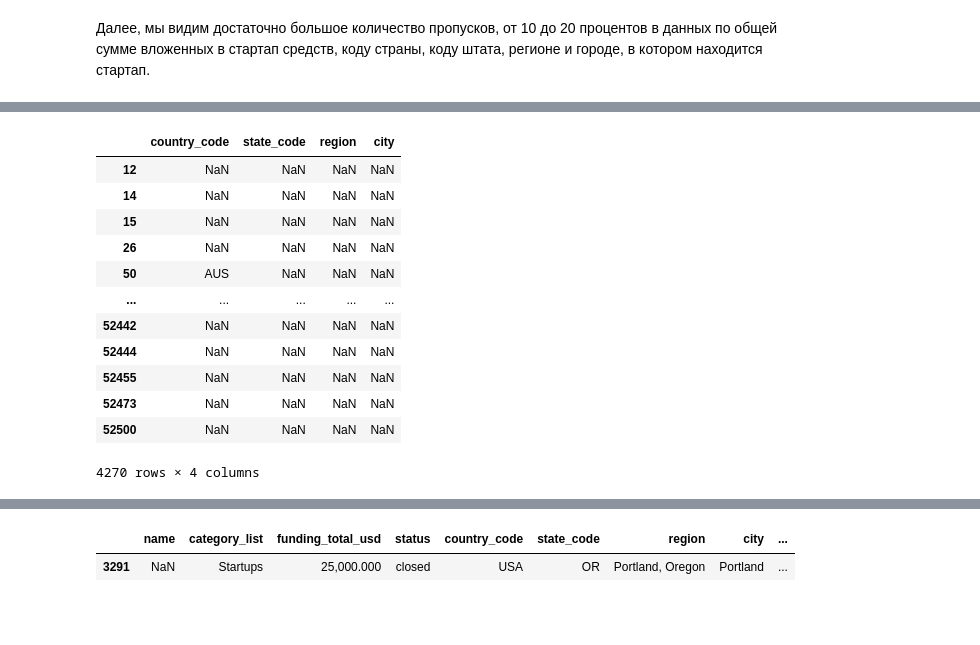
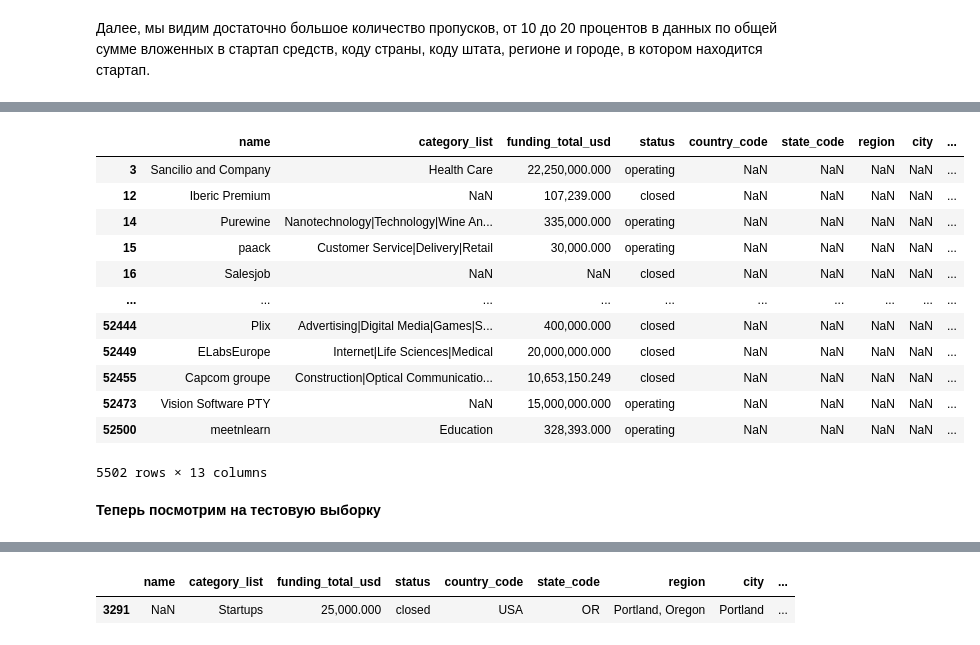
Before and after one commit to kbklxfdn/first_workshop, a Jupyter notebook: Startups.ipynb, the cells around one changed output, grey strips where cells are left out. Saved outputs shown, nothing was run; the diff lists cells and outputs as text; code cells hidden in the pictures; blank space fills up the shorter version.

```diff
--- a/Startups.ipynb
+++ b/Startups.ipynb
@@ -92,13 +106,9 @@ pth1, pth2, pth3 = (r"datasets\kaggle_startups_train_28062024.csv",
                     r"datasets\kaggle_startups_sample_submit_28062024.csv")
 
 if os.path.exists(pth1) and os.path.exists(pth2) and os.path.exists(pth3):
-    startups_train = pd.read_csv(pth1, sep=',', parse_dates=['founded_at','first_funding_at','last_funding_at'], dayfirst=True)
-    startups_test = pd.read_csv(pth2, sep=',', parse_dates=['first_funding_at','last_funding_at'], dayfirst=True)
+    startups_train = pd.read_csv(pth1, sep=',', parse_dates=['founded_at','first_funding_at','last_funding_at','closed_at'])
+    startups_test = pd.read_csv(pth2, sep=',', parse_dates=['first_funding_at','last_funding_at'])
     submit_sample = pd.read_csv(pth3, sep=',')
-# if os.path.exists(pth1) and os.path.exists(pth2) and os.path.exists(pth3):
-#     startups_train = pd.read_csv(pth1, sep=',')
-#     startups_test = pd.read_csv(pth2, sep=',')
-#     submit_sample = pd.read_csv(pth3, sep=',')
 
 else:
     print('Проверьте правильность написания пути к файлам или их доступность по указанному адресу')
@@ -416,16 +426,16 @@ dfs[0][['country_code','state_code','region','city']].query('country_code.isna()
 # %%
-dfs[0][['country_code','state_code','region','city']].query('country_code.isna() or city.isna() or state_code.isna() or region.isna()')
+dfs[0].query('country_code.isna() and city.isna() and state_code.isna() and region.isna()')
 # %% [output]
-|  | country_code | state_code | region | city |
-| 12 | NaN | NaN | NaN | NaN |
-| 14 | NaN | NaN | NaN | NaN |
-| 15 | NaN | NaN | NaN | NaN |
-| 26 | NaN | NaN | NaN | NaN |
-| 50 | AUS | NaN | NaN | NaN |
-| ... | ... | ... | ... | ... |
-| 52442 | NaN | NaN | NaN | NaN |
-| 52444 | NaN | NaN | NaN | NaN |
-| 52455 | NaN | NaN | NaN | NaN |
-| 52473 | NaN | NaN | NaN | NaN |
-| 52500 | NaN | NaN | NaN | NaN |
+|  | name | category_list | funding_total_usd | status | country_code | state_code | region | city | ... |
+| 3 | Sancilio and Company | Health Care | 22,250,000.000 | operating | NaN | NaN | NaN | NaN | ... |
+| 12 | Iberic Premium | NaN | 107,239.000 | closed | NaN | NaN | NaN | NaN | ... |
+| 14 | Purewine | Nanotechnology|Technology|Wine An... | 335,000.000 | operating | NaN | NaN | NaN | NaN | ... |
+| 15 | paack | Customer Service|Delivery|Retail | 30,000.000 | operating | NaN | NaN | NaN | NaN | ... |
+| 16 | Salesjob | NaN | NaN | closed | NaN | NaN | NaN | NaN | ... |
+| ... | ... | ... | ... | ... | ... | ... | ... | ... | ... |
+| 52444 | Plix | Advertising|Digital Media|Games|S... | 400,000.000 | closed | NaN | NaN | NaN | NaN | ... |
+| 52449 | ELabsEurope | Internet|Life Sciences|Medical | 20,000,000.000 | closed | NaN | NaN | NaN | NaN | ... |
+| 52455 | Capcom groupe | Construction|Optical Communicatio... | 10,653,150.249 | closed | NaN | NaN | NaN | NaN | ... |
+| 52473 | Vision Software PTY | NaN | 15,000,000.000 | operating | NaN | NaN | NaN | NaN | ... |
+| 52500 | meetnlearn | Education | 328,393.000 | operating | NaN | NaN | NaN | NaN | ... |
-4270 rows × 4 columns
+5502 rows × 13 columns
@@ -431,0 +447,2 @@ dfs[0][['country_code','state_code','region','city']].query('country_code.isna()
+# %% [markdown]
+__Теперь посмотрим на тестовую выборку__
```
Also changed, not shown: parts of 178 cells of this notebook.
